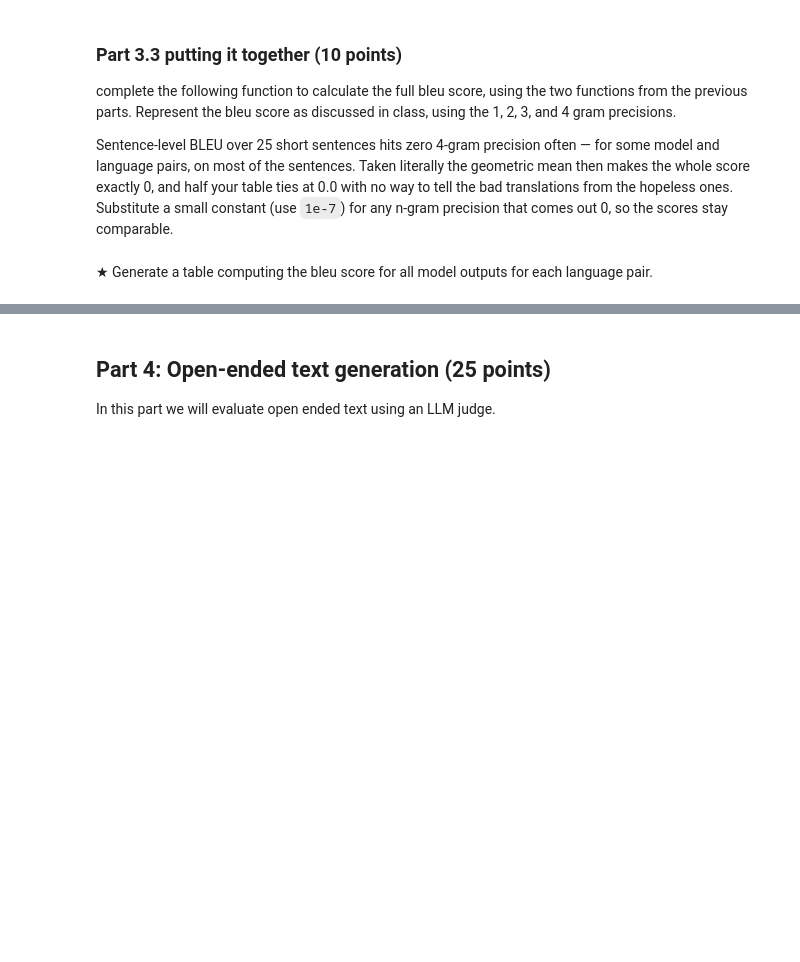
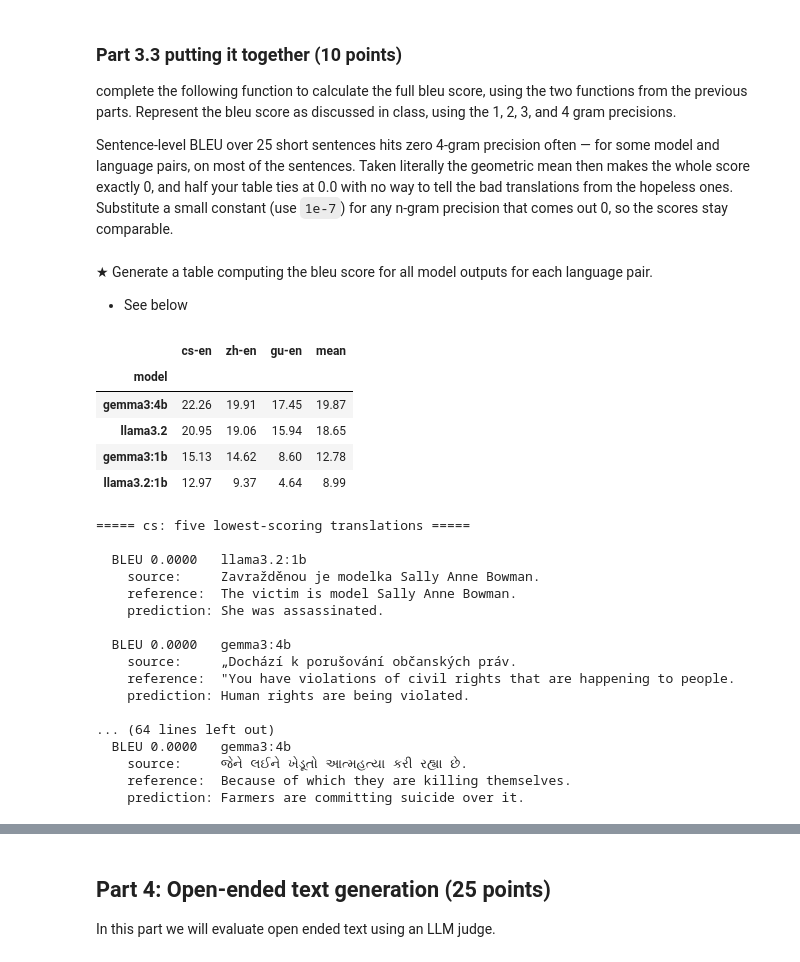
Before and after one commit to leomcgrath/CS282A-Deep-Neural-Networks, a Jupyter notebook: HW1.ipynb, the cells around one changed output, grey strips where cells are left out. Drawn from its saved outputs; the diff is of its cells as text; code cells hidden in the pictures; blank space fills up the shorter version.

```diff
--- a/HW1.ipynb
+++ b/HW1.ipynb
@@ -1061,10 +1279,19 @@ complete the following function to calculate the n-gram precision of a predicted
 
 `pred` and `ref` are the raw translation strings, the same ones `bleu` is given in Part 3.3. Use the `tokenize_text` helper from Part 3.0 on them.
 # %%
+from collections import Counter
+
+def _ngrams(tokens, n):
+    return Counter(tuple(tokens[i:i + n]) for i in range(len(tokens) - n + 1))
 
 def ng_prec(pred, ref, n):
-    # TODO: Implement this function.
-    pass
+    pred_counts = _ngrams(tokenize_text(pred), n)
+    ref_counts = _ngrams(tokenize_text(ref), n)
+    total = sum(pred_counts.values())
+    if total == 0:          # prediction shorter than n tokens
+        return 0.0
+    clipped = sum(min(c, ref_counts[g]) for g, c in pred_counts.items())
+    return clipped / total
 # %%
 ngram_precisions_cs = dict()
 for model in models:
@@ -1081,9 +1308,16 @@ complete the following function to calculate the brevity penalty for the bleu sc
 
 `pred` and `ref` are the raw strings here too.
 # %%
+import math
+
 def brev_pen(pred, ref):
-    # TODO: Implement this function.
-    pass
+    c = len(tokenize_text(pred))
+    r = len(tokenize_text(ref))
+    if c > r:
+        return 1.0
+    if c == 0:              # empty prediction, avoid division by zero
+        return 0.0
+    return math.exp(1 - r / c)
 # %%
 brevity_penalties_cs = dict()
 for model in models:
@@ -1106,10 +1340,15 @@ small constant (use `1e-7`) for any n-gram precision that comes out 0, so the
 scores stay comparable.
 # %%
 def bleu(pred, ref):
-    # TODO: Implement this function.
-    pass
+    if not isinstance(pred, str):   # missing/failed inference (None or NaN)
+        return None
+    precisions = [ng_prec(pred, ref, n) for n in (1, 2, 3, 4)]
+    precisions = [p if p > 0 else 1e-7 for p in precisions]
+    log_avg = sum(math.log(p) for p in precisions) / 4
+    return brev_pen(pred, ref) * math.exp(log_avg)
 # %% [markdown]
 ★ Generate a table computing the bleu score for all model outputs for each language pair.
+- See below
 # %%
 bleu_scores_cs = {model: [] for model in models}
 bleu_scores_zh = {model: [] for model in models}
@@ -1126,33 +1365,70 @@ for model in models:
 
     predictions_zh = dataset_zh[f'predictions_{model}']
     for reference, prediction in zip(references_zh, predictions_zh):
         bleu_scores_zh[model].append(bleu(prediction, reference))
 
     predictions_gu = dataset_gu[f'predictions_{model}']
     for reference, prediction in zip(references_gu, predictions_gu):
         bleu_scores_gu[model].append(bleu(prediction, reference))
 
 save_results(bleu_scores_cs, "results/bleu_scores_cs.json")
 save_results(bleu_scores_zh, "results/bleu_scores_zh.json")
 save_results(bleu_scores_gu, "results/bleu_scores_gu.json")
 
 # TODO: Scratch space for computing average BLEU and generating a table to compare across models.
 
+def mean_bleu(scores):
+    vals = [s for s in scores if s is not None]
+    return float(np.mean(vals)) if vals else float("nan")
+
+bleu_table = pd.DataFrame({
+    "cs-en": {m: mean_bleu(bleu_scores_cs[m]) for m in models},
+    "zh-en": {m: mean_bleu(bleu_scores_zh[m]) for m in models},
+    "gu-en": {m: mean_bleu(bleu_scores_gu[m]) for m in models},
+})
+bleu_table["mean"] = bleu_table.mean(axis=1)
+bleu_table.index.name = "model"
+display((100 * bleu_table).round(2).sort_values("mean", ascending=False))
+
 # The lowest-scoring translations, which Part 3.4 asks you to look at.
 SOURCE_COLUMN = {"cs": "czech_text", "zh": "chinese_text", "gu": "gujarati_text"}
 for language, dataset, scores in [("cs", dataset_cs, bleu_scores_cs),
                                   ("zh", dataset_zh, bleu_scores_zh),
                                   ("gu", dataset_gu, bleu_scores_gu)]:
     ranked = sorted((score, model, i) for model in models
                     for i, score in enumerate(scores[model]) if score is not None)
     if not ranked:
         continue
     print(f"\n===== {language}: five lowest-scoring translations =====")
     for score, model, i in ranked[:5]:
         print(f"\n  BLEU {score:.4f}   {model}")
         print(f"    source:     {dataset[SOURCE_COLUMN[language]][i][:120]}")
         print(f"    reference:  {dataset['english_text'][i][:120]}")
         print(f"    prediction: {dataset[f'predictions_{model}'][i][:120]}")
+# %% [output]
+|  | cs-en | zh-en | gu-en | mean |
+| model |  |  |  |  |
+| gemma3:4b | 22.26 | 19.91 | 17.45 | 19.87 |
+| llama3.2 | 20.95 | 19.06 | 15.94 | 18.65 |
+| gemma3:1b | 15.13 | 14.62 | 8.60 | 12.78 |
+| llama3.2:1b | 12.97 | 9.37 | 4.64 | 8.99 |
+===== cs: five lowest-scoring translations =====
+
+  BLEU 0.0000   llama3.2:1b
+    source:     Zavražděnou je modelka Sally Anne Bowman.
+    reference:  The victim is model Sally Anne Bowman.
+    prediction: She was assassinated.
+
+  BLEU 0.0000   gemma3:4b
+    source:     „Dochází k porušování občanských práv.
+    reference:  "You have violations of civil rights that are happening to people.
+    prediction: Human rights are being violated.
+
+... (64 lines left out)
+  BLEU 0.0000   gemma3:4b
+    source:     જેને લઈને ખેડૂતો આત્મહત્યા કરી રહ્યા છે.
+    reference:  Because of which they are killing themselves.
+    prediction: Farmers are committing suicide over it.
 # %% [markdown]
 ### Part 3.4 Error Analysis (5 points)
 
```
Also changed, not shown: parts of 17 cells of this notebook.
